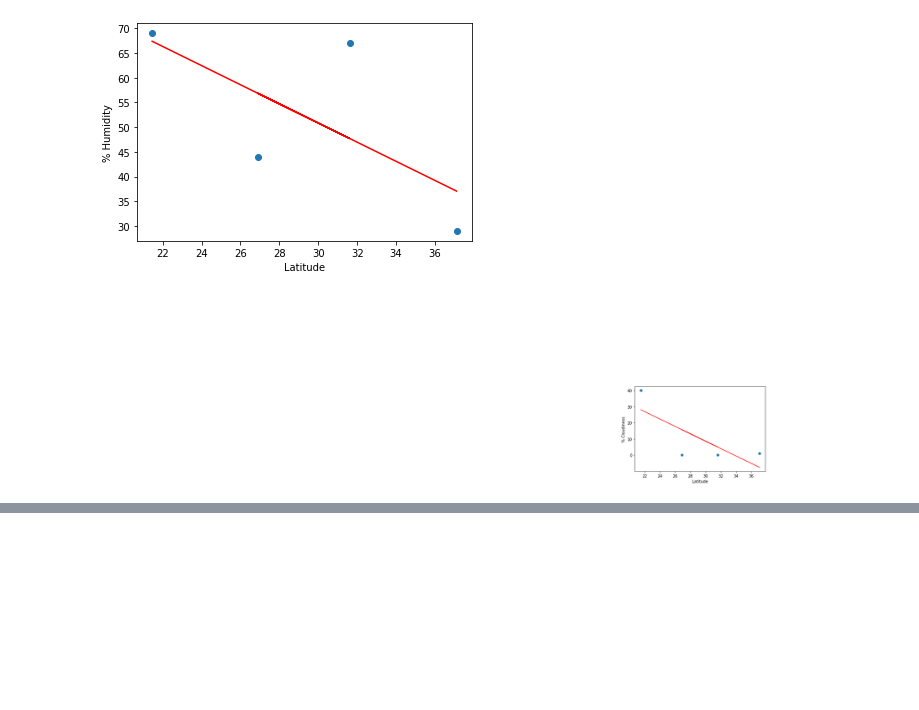
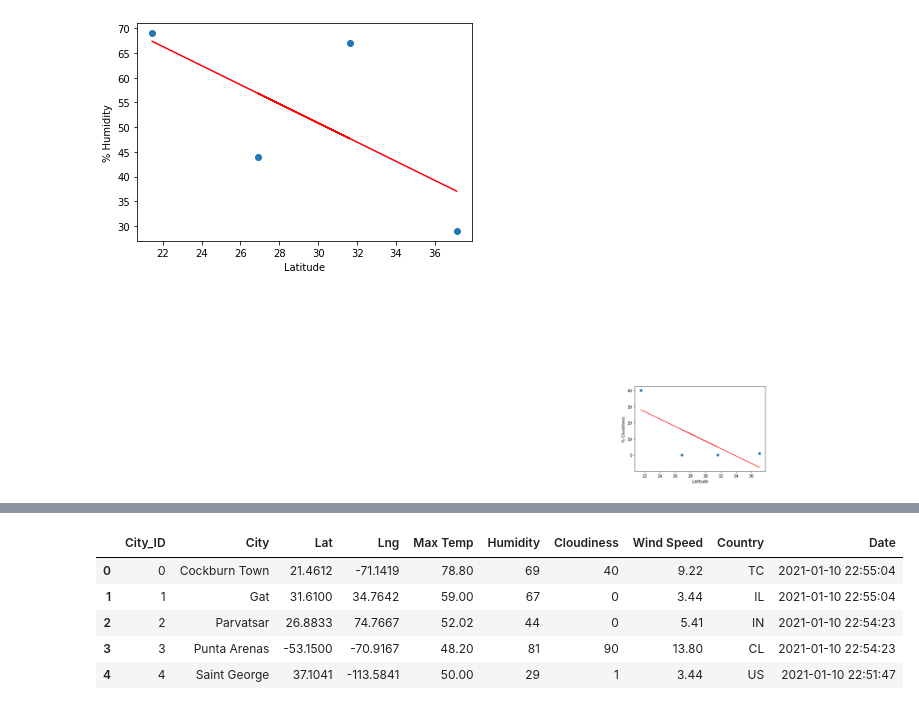
Before and after one commit to raajasrini/World_Weather_Analysis, a Jupyter notebook: WeatherPy.ipynb, the cells around one changed output, grey strips where cells are left out. Cells and saved outputs as stored; diff of their text form; code cells hidden in the pictures; blank space fills up the shorter version.

```diff
--- a/WeatherPy.ipynb
+++ b/WeatherPy.ipynb
@@ -361,0 +376,11 @@ SyntaxError: EOL while scanning string literal (<ipython-input-196-7024af74f12d>
+# %%
+# Store the CSV you saved created in part one into a DataFrame.
+city_data_df = pd.read_csv("weather_data/cities.csv")
+city_data_df.head()
+# %% [output]
+|  | City_ID | City | Lat | Lng | Max Temp | Humidity | Cloudiness | Wind Speed | Country | Date |
+| 0 | 0 | Cockburn Town | 21.4612 | -71.1419 | 78.80 | 69 | 40 | 9.22 | TC | 2021-01-10 22:55:04 |
+| 1 | 1 | Gat | 31.6100 | 34.7642 | 59.00 | 67 | 0 | 3.44 | IL | 2021-01-10 22:55:04 |
+| 2 | 2 | Parvatsar | 26.8833 | 74.7667 | 52.02 | 44 | 0 | 5.41 | IN | 2021-01-10 22:54:23 |
+| 3 | 3 | Punta Arenas | -53.1500 | -70.9167 | 48.20 | 81 | 90 | 13.80 | CL | 2021-01-10 22:54:23 |
+| 4 | 4 | Saint George | 37.1041 | -113.5841 | 50.00 | 29 | 1 | 3.44 | US | 2021-01-10 22:51:47 |
```
Also changed, not shown: parts of 19 cells of this notebook.
